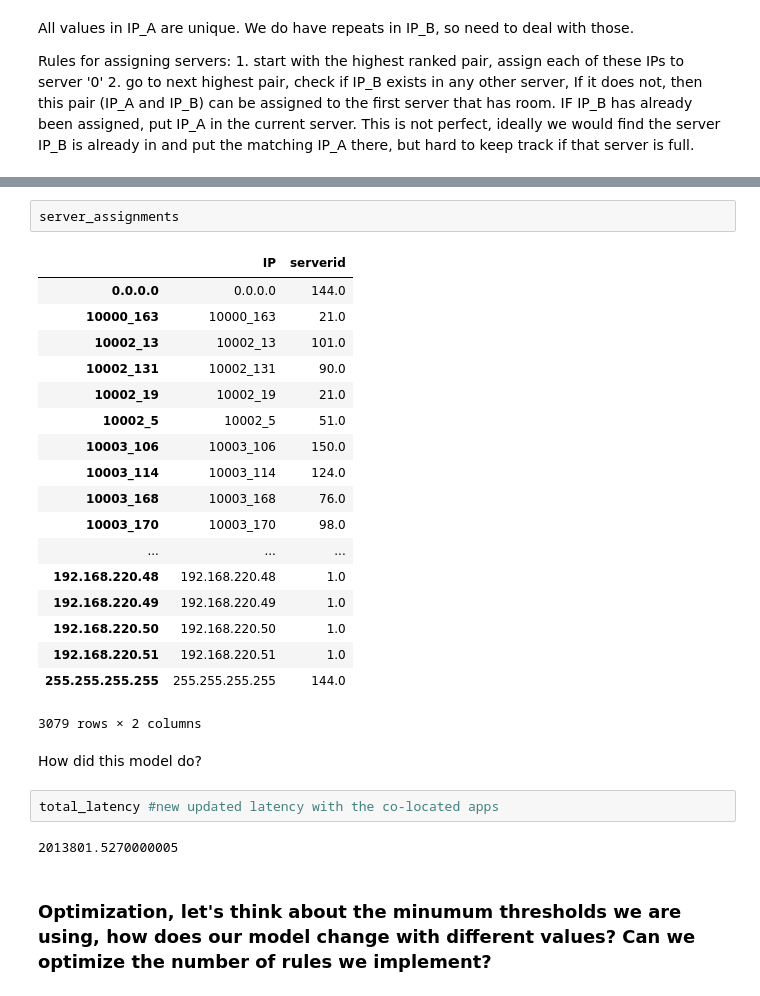
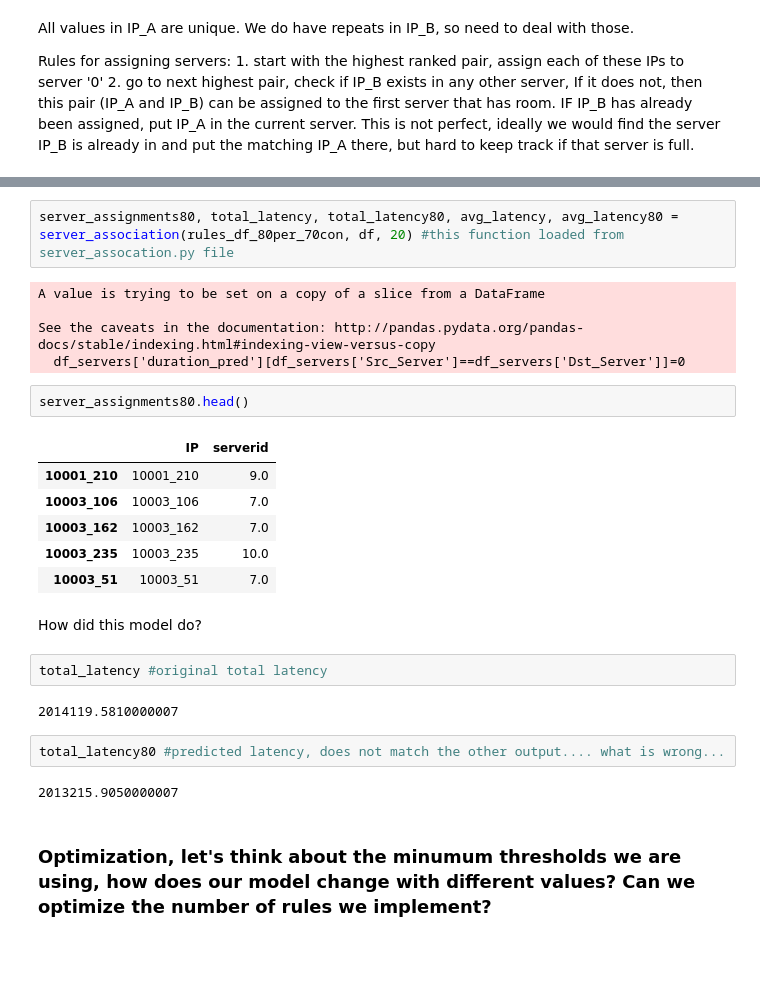
Before and after one commit to nrb75/Manifold, a Jupyter notebook: FP-Growth-optimize.ipynb, the cells around one changed output, grey strips where cells are left out. Cells and saved outputs as stored; diff of their text form; blank space fills up the shorter version.

Commit message:
updates trying to match module

```diff
--- a/FP-Growth-optimize.ipynb
+++ b/FP-Growth-optimize.ipynb
@@ -329,30 +234,29 @@ See the caveats in the documentation: http://pandas.pydata.org/pandas-docs/stabl
-# %%
-server_assignments
-# %% [output]
-|  | IP | serverid |
-| 0.0.0.0 | 0.0.0.0 | 144.0 |
-| 10000_163 | 10000_163 | 21.0 |
-| 10002_13 | 10002_13 | 101.0 |
-| 10002_131 | 10002_131 | 90.0 |
-| 10002_19 | 10002_19 | 21.0 |
-| 10002_5 | 10002_5 | 51.0 |
-| 10003_106 | 10003_106 | 150.0 |
-| 10003_114 | 10003_114 | 124.0 |
-| 10003_168 | 10003_168 | 76.0 |
-| 10003_170 | 10003_170 | 98.0 |
-| ... | ... | ... |
-| 192.168.220.48 | 192.168.220.48 | 1.0 |
-| 192.168.220.49 | 192.168.220.49 | 1.0 |
-| 192.168.220.50 | 192.168.220.50 | 1.0 |
-| 192.168.220.51 | 192.168.220.51 | 1.0 |
-| 255.255.255.255 | 255.255.255.255 | 144.0 |
-3079 rows × 2 columns
+# %%
+server_assignments80, total_latency, total_latency80, avg_latency, avg_latency80 = server_association(rules_df_80per_70con, df, 20) #this function loaded from server_assocation.py file
+# %% [output]
+A value is trying to be set on a copy of a slice from a DataFrame
+
+See the caveats in the documentation: http://pandas.pydata.org/pandas-docs/stable/indexing.html#indexing-view-versus-copy
+  df_servers['duration_pred'][df_servers['Src_Server']==df_servers['Dst_Server']]=0
+# %%
+server_assignments80.head()
+# %% [output]
+|  | IP | serverid |
+| 10001_210 | 10001_210 | 9.0 |
+| 10003_106 | 10003_106 | 7.0 |
+| 10003_162 | 10003_162 | 7.0 |
+| 10003_235 | 10003_235 | 10.0 |
+| 10003_51 | 10003_51 | 7.0 |
 # %% [markdown]
 How did this model do?
-# %%
-total_latency #new updated latency with the co-located apps
-# %% [output]
-2013801.5270000005
+# %%
+total_latency #original total latency
+# %% [output]
+2014119.5810000007
+# %%
+total_latency80 #predicted latency, does not match the other output.... what is wrong...
+# %% [output]
+2013215.9050000007
 # %% [markdown]
 ### Optimization, let's think about the minumum thresholds we are using, how does our model change with different values? Can we optimize the number of rules we implement?
 # %%
```
Also changed, not shown: parts of 21 cells of this notebook, 3 other files.
